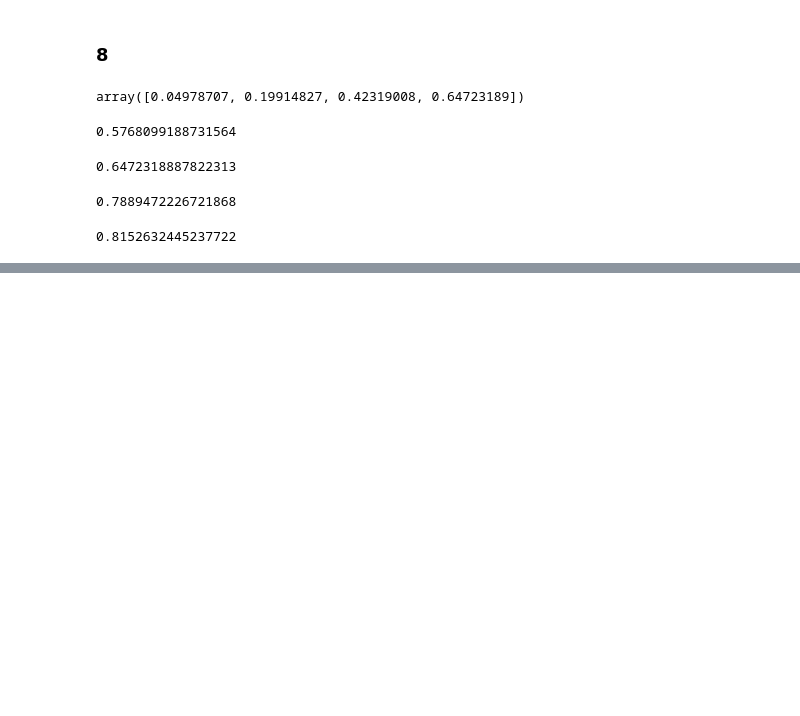
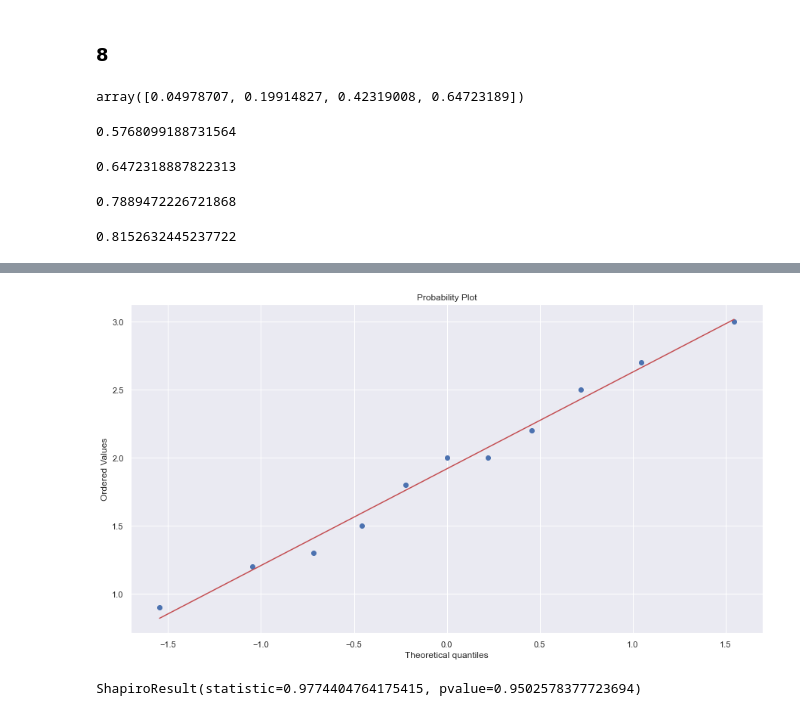
Before and after one commit to johanjun/study_datascienceandpython, a Jupyter notebook: python_stats/4. random generating, test.ipynb, the cells around one changed output, grey strips where cells are left out. Drawn from its saved outputs; the diff is of its cells as text; code cells hidden in the pictures; blank space fills up the shorter version.

```diff
--- a/python_stats/4. random generating, test.ipynb
+++ b/python_stats/4. random generating, test.ipynb
@@ -521,0 +531,13 @@ stats.poisson.cdf(mu=mu, k=4)
+# %%
+#(b)
+fig = plt.figure()
+ax = fig.add_subplot(111)
+stats.probplot(data, plot=ax)
+plt.show()
+# %% [output]
+[figure, added]
+# %%
+#(c)
+stats.shapiro(data)
+# %% [output]
+ShapiroResult(statistic=0.9774404764175415, pvalue=0.9502578377723694)
```
Also changed, not shown: parts of 21 cells of this notebook.
